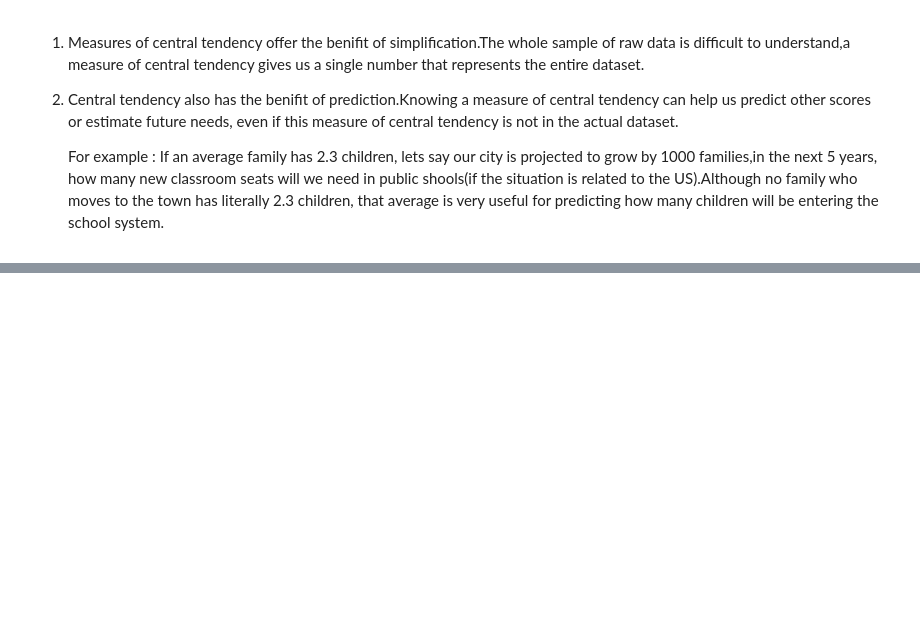
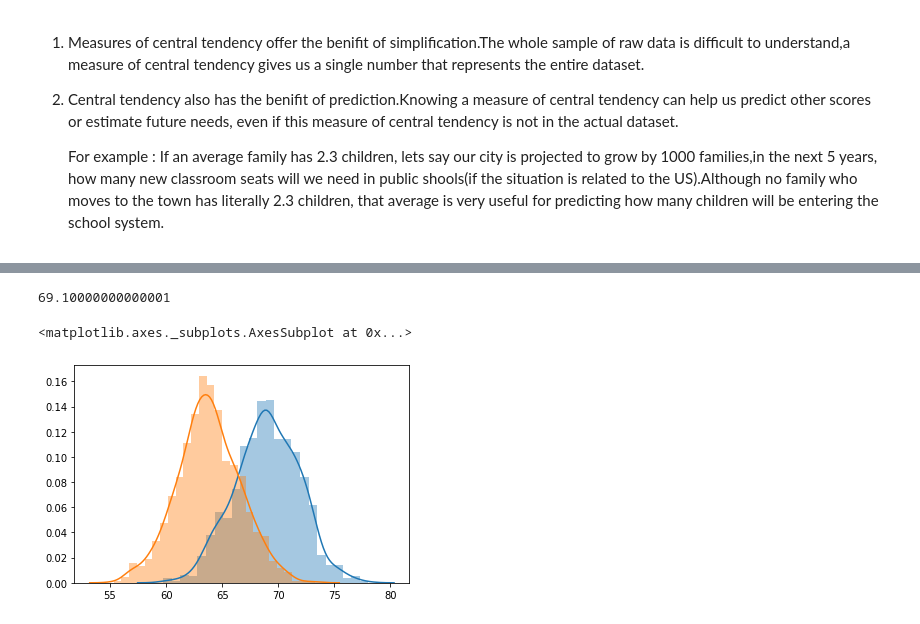
Before and after one commit to Meghana21/Understanding-statistics-for-datascience, a Jupyter notebook: Statistics_Measures_of_central_tendency.ipynb, the cells around one changed output, grey strips where cells are left out. Saved outputs shown, nothing was run; the diff lists cells and outputs as text; code cells hidden in the pictures; blank space fills up the shorter version.

```diff
--- a/Statistics_Measures_of_central_tendency.ipynb
+++ b/Statistics_Measures_of_central_tendency.ipynb
@@ -460,0 +527,13 @@ We will rather consider an interval around that peak and would say that most of
+# %%
+# the above value we can get by doing mean+2*std ----->
+#from the standard normal distribution curve (percentage of data values)
+
+63.7 + 2*2.7
+# %% [output]
+69.10000000000001
+# %%
+sns.distplot(men_heights)
+sns.distplot(women_heights)
+# %% [output]
+<matplotlib.axes._subplots.AxesSubplot at 0x...>
+[figure, added]
```
Also changed, not shown: parts of 10 cells of this notebook.
